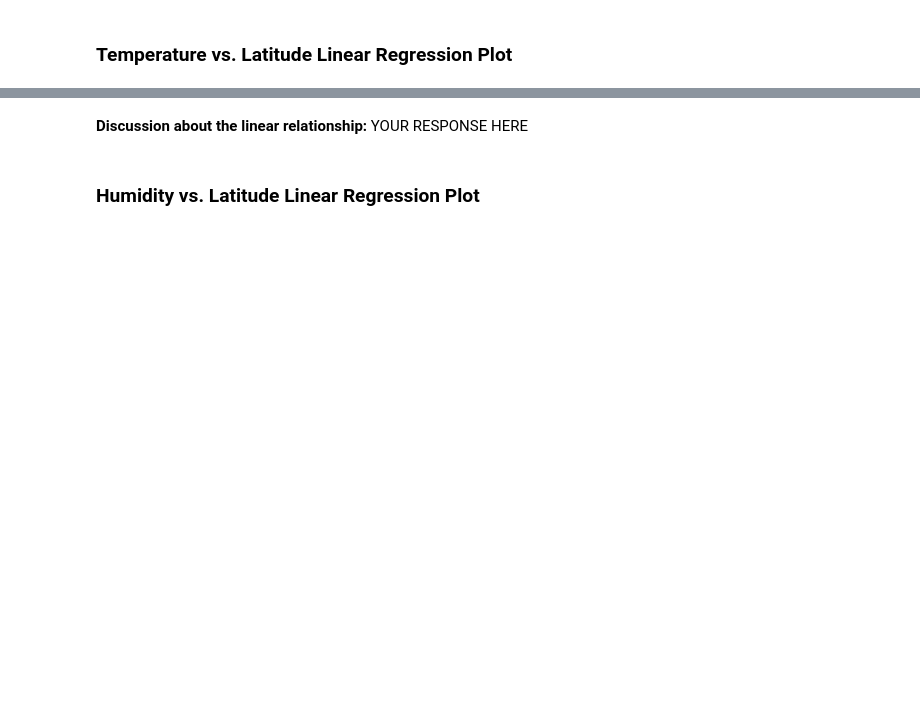
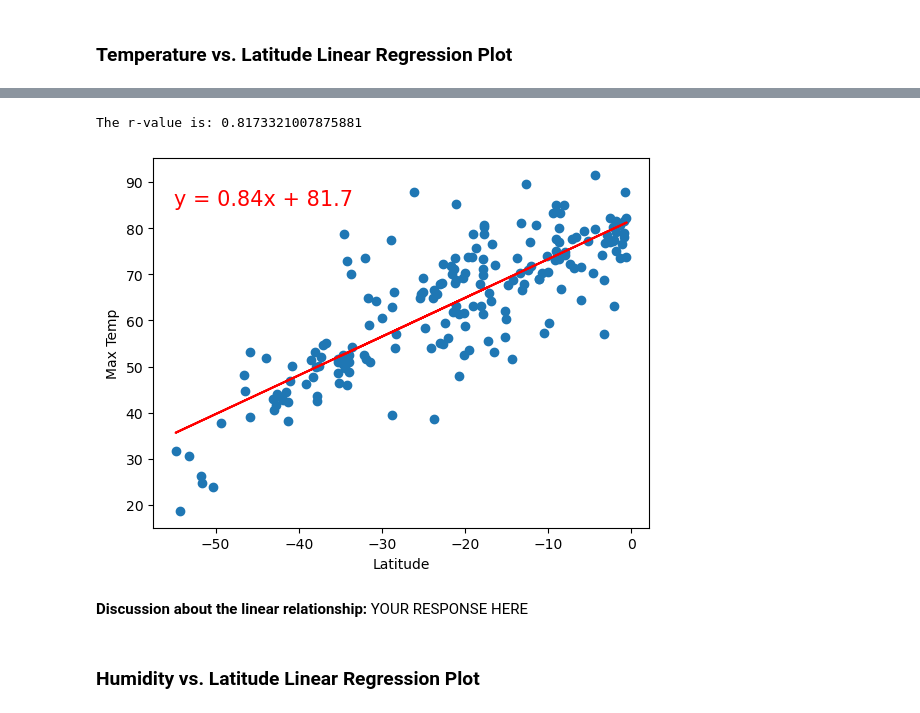
Before and after one commit to vasquezr8/python-api-challenge, a Jupyter notebook: WeatherPy/WeatherPy.ipynb, the cells around one changed output, grey strips where cells are left out. Cells and saved outputs as stored; diff of their text form; code cells hidden in the pictures; blank space fills up the shorter version.

```diff
--- a/WeatherPy/WeatherPy.ipynb
+++ b/WeatherPy/WeatherPy.ipynb
@@ -344,3 +351,22 @@ The r-value is: 0.4121057168607245
+# %%
+# Linear regression on Southern Hemisphere
+plt.scatter(southern_hemi_df["Lat"], southern_hemi_df["Max Temp"], marker="o")
+
+# Incorporate the other graph properties
+plt.xlabel("Latitude")
+plt.ylabel("Max Temp")
+
+(slope, intercept, rvalue, pvalue, stderr) = linregress(southern_hemi_df["Lat"], southern_hemi_df["Max Temp"])
+regress_values = southern_hemi_df["Lat"] * slope + intercept
+line_eq = "y = " + str(round(slope,2)) + "x + " + str(round(intercept,2))
+plt.plot(southern_hemi_df["Lat"],regress_values,"r-")
+plt.annotate(line_eq,(-55,85),fontsize=15,color="red")
+
+print(f"The r-value is: {rvalue}")
+plt.show()
+# %% [output]
+The r-value is: 0.8173321007875881
+[figure, added]
 # %% [markdown]
 **Discussion about the linear relationship:** YOUR RESPONSE HERE
 # %% [markdown]
```
Also changed, not shown: parts of 17 cells of this notebook.
